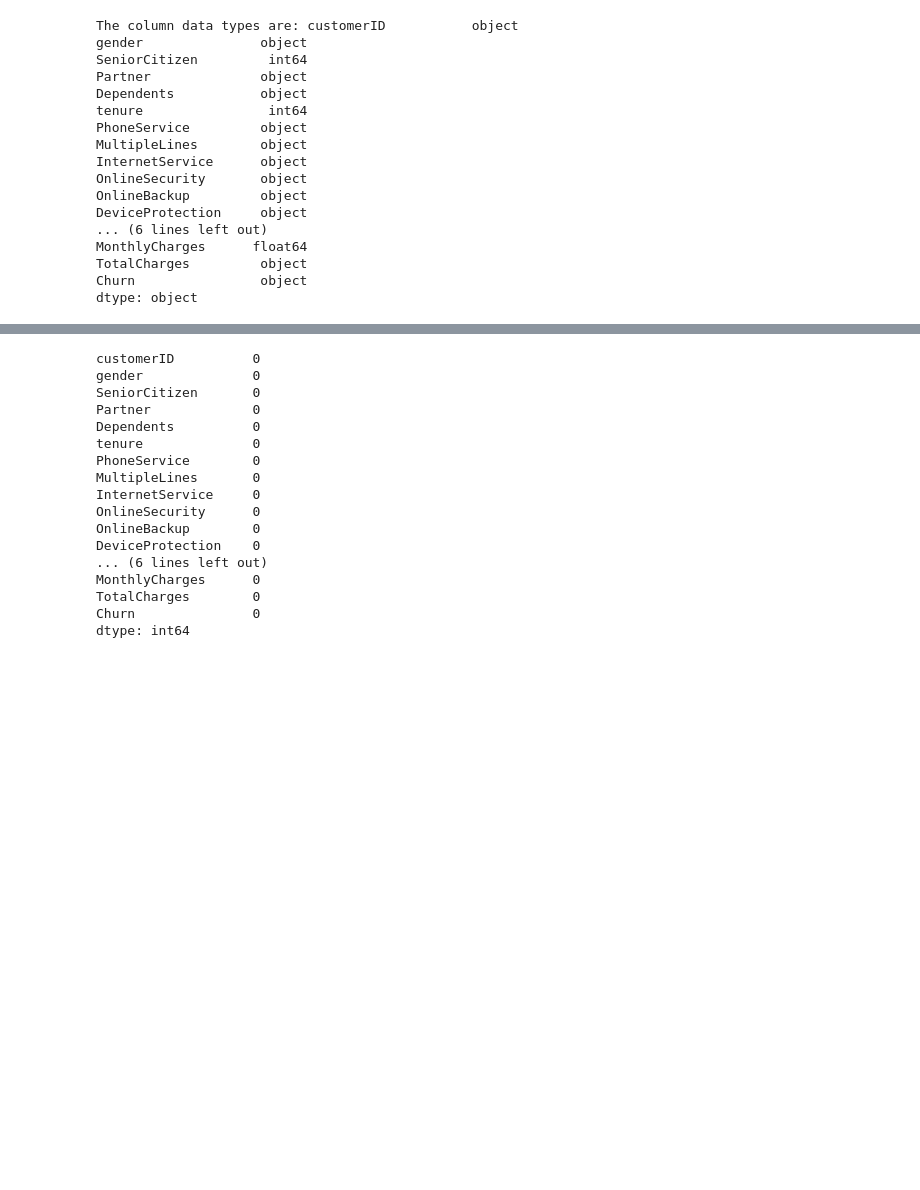
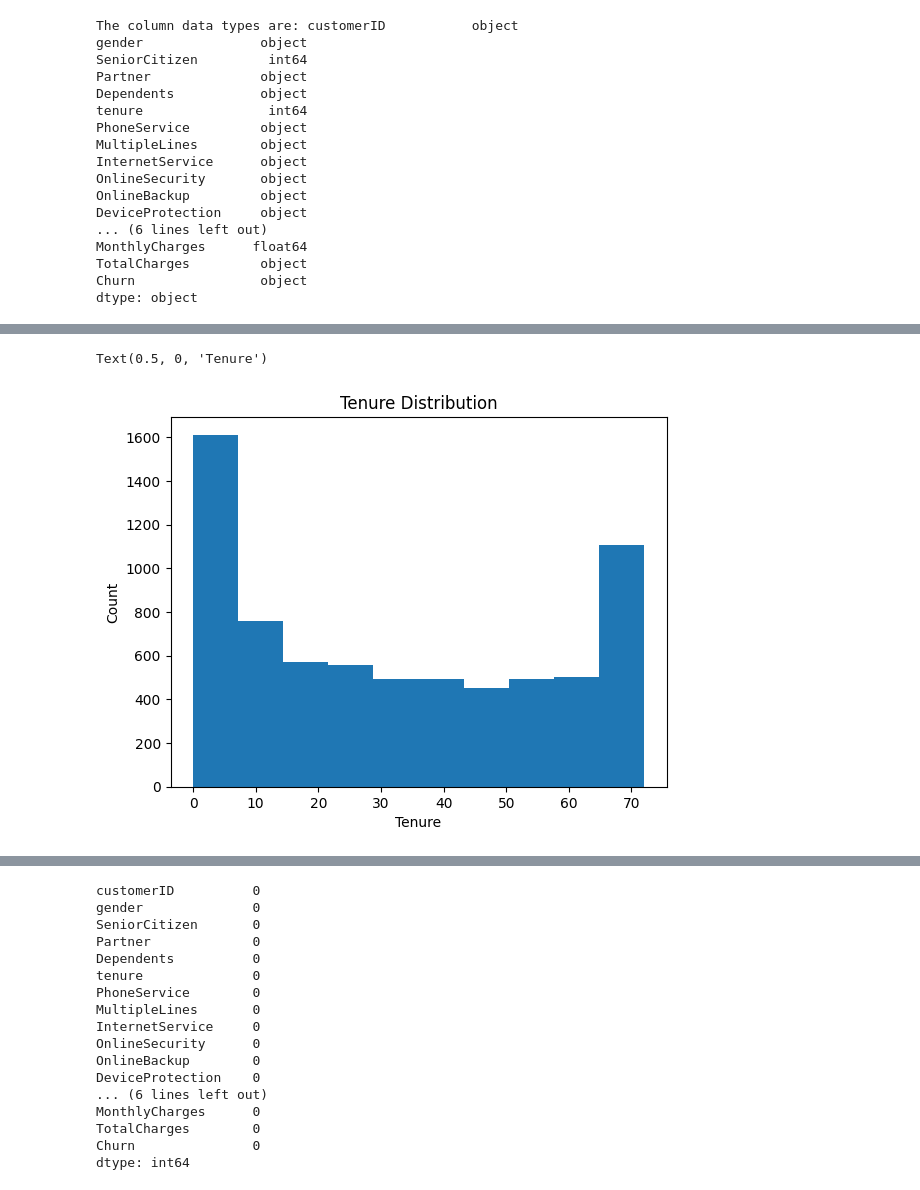
Before and after one commit to Levice085/Customer_churn_prediction, a Jupyter notebook: customer_churn_prediction.ipynb, the cells around one changed output, grey strips where cells are left out. Cells and saved outputs as stored; diff of their text form; code cells hidden in the pictures; blank space fills up the shorter version.

```diff
--- a/customer_churn_prediction.ipynb
+++ b/customer_churn_prediction.ipynb
@@ -77,0 +101,11 @@ Name: count, dtype: int64
+# %%
+# Tenure distribution
+df["tenure"].plot(
+    kind = 'hist',
+    title = 'Tenure Distribution'
+)
+plt.ylabel('Count')
+plt.xlabel('Tenure')
+# %% [output]
+Text(0.5, 0, 'Tenure')
+[figure, added]
```
Also changed, not shown: parts of 7 cells of this notebook.
